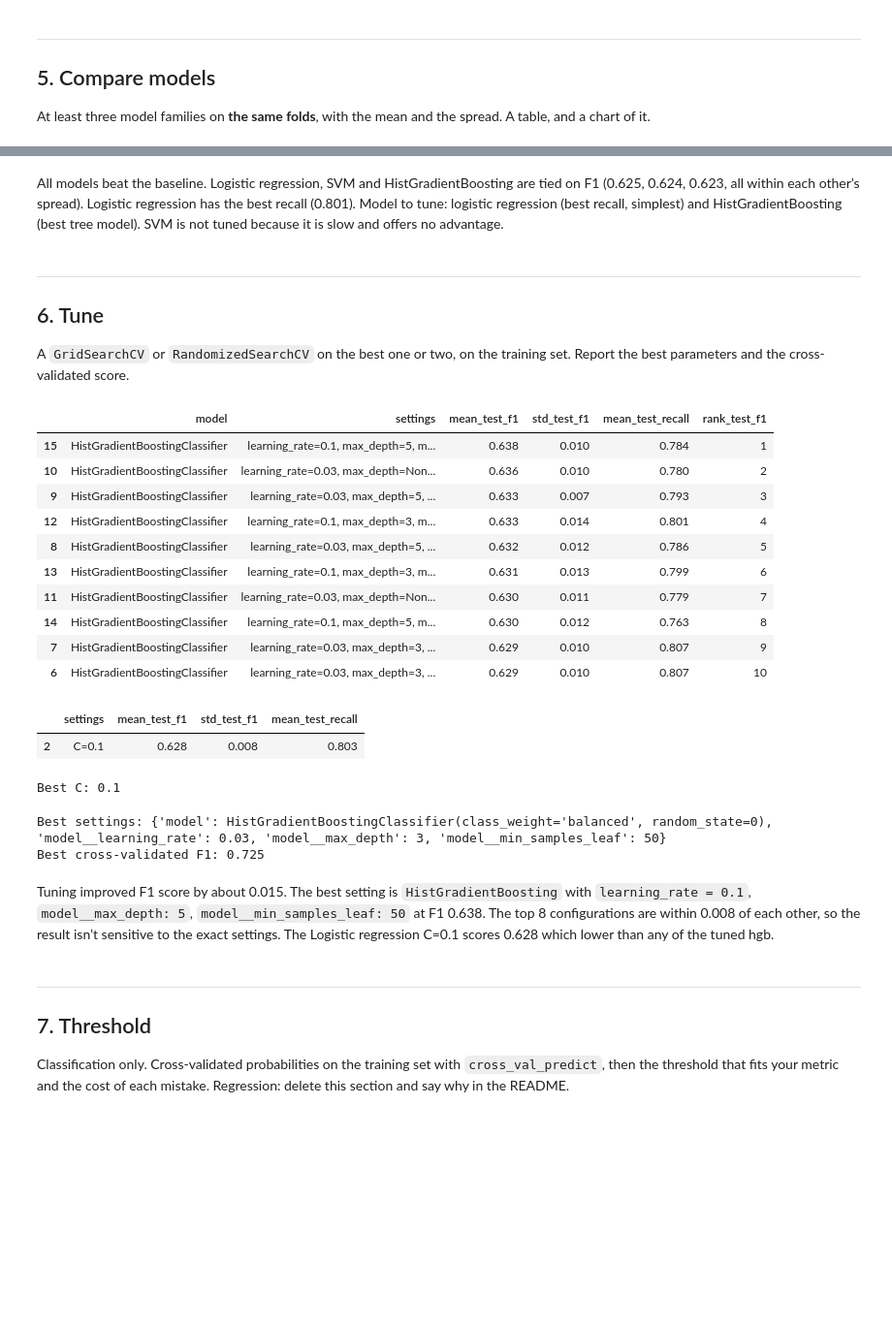
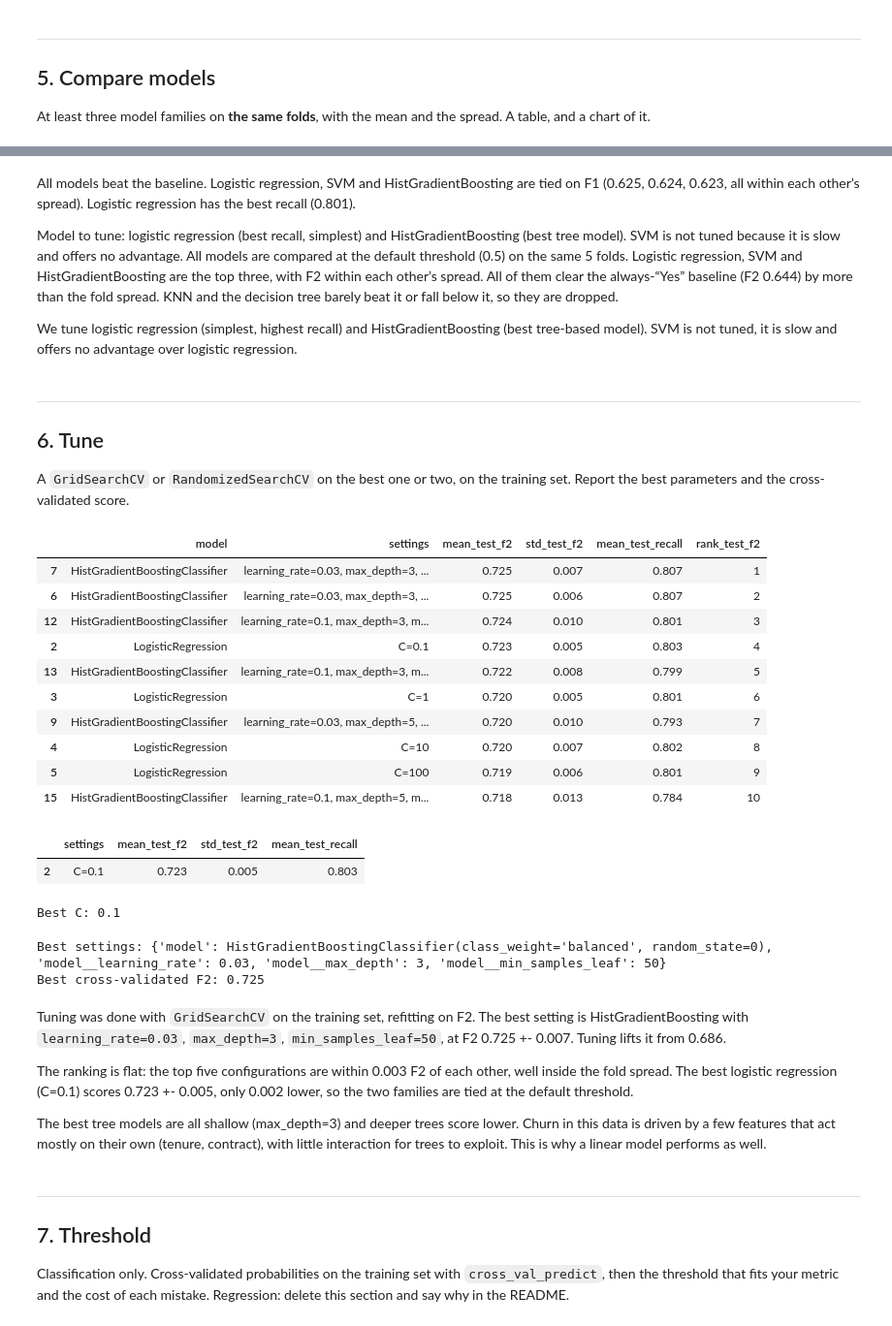
Before and after one commit to jkrstevska/project-2-ml, a Jupyter notebook: notebooks/02_pipelines_and_models.ipynb, the cells around one changed output, grey strips where cells are left out. Shown at 97% size. Saved outputs shown, nothing was run; the diff lists cells and outputs as text; code cells hidden in the pictures; blank space fills up the shorter version.

```diff
--- a/notebooks/02_pipelines_and_models.ipynb
+++ b/notebooks/02_pipelines_and_models.ipynb
@@ -184,5 +236,10 @@ plt.show()
 # %% [markdown]
-All models beat the baseline. Logistic regression, SVM and HistGradientBoosting are tied on F1 (0.625, 0.624, 0.623, all within each other’s spread). Logistic regression has the best recall (0.801). Model to tune: logistic regression (best recall, simplest) and HistGradientBoosting (best tree model). SVM is not tuned because it is slow and offers no advantage.
+All models beat the baseline. Logistic regression, SVM and HistGradientBoosting are tied on F1 (0.625, 0.624, 0.623, all within each other’s spread). Logistic regression has the best recall (0.801).
+
+Model to tune: logistic regression (best recall, simplest) and HistGradientBoosting (best tree model). SVM is not tuned because it is slow and offers no advantage.
+All models are compared at the default threshold (0.5) on the same 5 folds. Logistic regression, SVM and HistGradientBoosting are the top three, with F2 within each other’s spread. All of them clear the always-“Yes” baseline (F2 0.644) by more than the fold spread. KNN and the decision tree barely beat it or fall below it, so they are dropped.
+
+We tune logistic regression (simplest, highest recall) and HistGradientBoosting (best tree-based model). SVM is not tuned, it is slow and offers no advantage over logistic regression.
 # %% [markdown]
 ---
 ## 6. Tune
@@ -191,44 +248,44 @@ A `GridSearchCV` or `RandomizedSearchCV` on the best one or two, on the training
 # %%
 pipe = Pipeline([("prep", preprocessor),
                  ("model", LogisticRegression())])
 
 param_grid = [
     {"model": [LogisticRegression(max_iter=5000, class_weight="balanced")],
      "model__C": [0.001, 0.01, 0.1, 1, 10, 100]},
     {"model": [HistGradientBoostingClassifier(class_weight="balanced", random_state=RANDOM_STATE)],
      "model__learning_rate": [0.03, 0.1, 0.3],
      "model__max_depth": [3, 5, None],
      "model__min_samples_leaf": [20, 50]},
 ]
 search = GridSearchCV(pipe, param_grid, cv=CV, scoring=SCORING, refit="f2", n_jobs=-1)
 search.fit(X_train, y_train)
 
 def model_name(m):
     return type(m).__name__
 
 def settings(params):
     return ", ".join(f"{k.split('__')[-1]}={v}" for k, v in params.items() if k != "model")
 
 results = pd.DataFrame(search.cv_results_)
 results["model"] = results["param_model"].map(model_name)
 results["settings"] = results["params"].map(settings)
-results[["model", "settings", "mean_test_f1", "std_test_f1", "mean_test_recall", "rank_test_f1"]] \
-    .sort_values("rank_test_f1").head(10).round(3)
+results[["model", "settings", "mean_test_f2", "std_test_f2", "mean_test_recall", "rank_test_f2"]] \
+    .sort_values("rank_test_f2").head(10).round(3)
 # %% [output]
-|  | model | settings | mean_test_f1 | std_test_f1 | mean_test_recall | rank_test_f1 |
-| 15 | HistGradientBoostingClassifier | learning_rate=0.1, max_depth=5, m... | 0.638 | 0.010 | 0.784 | 1 |
-| 10 | HistGradientBoostingClassifier | learning_rate=0.03, max_depth=Non... | 0.636 | 0.010 | 0.780 | 2 |
-| 9 | HistGradientBoostingClassifier | learning_rate=0.03, max_depth=5, ... | 0.633 | 0.007 | 0.793 | 3 |
-| 12 | HistGradientBoostingClassifier | learning_rate=0.1, max_depth=3, m... | 0.633 | 0.014 | 0.801 | 4 |
-| 8 | HistGradientBoostingClassifier | learning_rate=0.03, max_depth=5, ... | 0.632 | 0.012 | 0.786 | 5 |
-| 13 | HistGradientBoostingClassifier | learning_rate=0.1, max_depth=3, m... | 0.631 | 0.013 | 0.799 | 6 |
-| 11 | HistGradientBoostingClassifier | learning_rate=0.03, max_depth=Non... | 0.630 | 0.011 | 0.779 | 7 |
-| 14 | HistGradientBoostingClassifier | learning_rate=0.1, max_depth=5, m... | 0.630 | 0.012 | 0.763 | 8 |
-| 7 | HistGradientBoostingClassifier | learning_rate=0.03, max_depth=3, ... | 0.629 | 0.010 | 0.807 | 9 |
-| 6 | HistGradientBoostingClassifier | learning_rate=0.03, max_depth=3, ... | 0.629 | 0.010 | 0.807 | 10 |
+|  | model | settings | mean_test_f2 | std_test_f2 | mean_test_recall | rank_test_f2 |
+| 7 | HistGradientBoostingClassifier | learning_rate=0.03, max_depth=3, ... | 0.725 | 0.007 | 0.807 | 1 |
+| 6 | HistGradientBoostingClassifier | learning_rate=0.03, max_depth=3, ... | 0.725 | 0.006 | 0.807 | 2 |
+| 12 | HistGradientBoostingClassifier | learning_rate=0.1, max_depth=3, m... | 0.724 | 0.010 | 0.801 | 3 |
+| 2 | LogisticRegression | C=0.1 | 0.723 | 0.005 | 0.803 | 4 |
+| 13 | HistGradientBoostingClassifier | learning_rate=0.1, max_depth=3, m... | 0.722 | 0.008 | 0.799 | 5 |
+| 3 | LogisticRegression | C=1 | 0.720 | 0.005 | 0.801 | 6 |
+| 9 | HistGradientBoostingClassifier | learning_rate=0.03, max_depth=5, ... | 0.720 | 0.010 | 0.793 | 7 |
+| 4 | LogisticRegression | C=10 | 0.720 | 0.007 | 0.802 | 8 |
+| 5 | LogisticRegression | C=100 | 0.719 | 0.006 | 0.801 | 9 |
+| 15 | HistGradientBoostingClassifier | learning_rate=0.1, max_depth=5, m... | 0.718 | 0.013 | 0.784 | 10 |
 # %%
-lr_results = results[results["model"] == "LogisticRegression"].sort_values("rank_test_f1")
-display(lr_results[["settings", "mean_test_f1", "std_test_f1", "mean_test_recall"]].head(1).round(3))
+lr_results = results[results["model"] == "LogisticRegression"].sort_values("rank_test_f2")
+display(lr_results[["settings", "mean_test_f2", "std_test_f2", "mean_test_recall"]].head(1).round(3))
 
 best_C = lr_results.iloc[0]["param_model__C"]
 best_model = Pipeline([
@@ -238,18 +295,22 @@ best_model = Pipeline([
 best_model.fit(X_train, y_train)
 print("Best C:", best_C)
 # %% [output]
-|  | settings | mean_test_f1 | std_test_f1 | mean_test_recall |
-| 2 | C=0.1 | 0.628 | 0.008 | 0.803 |
+|  | settings | mean_test_f2 | std_test_f2 | mean_test_recall |
+| 2 | C=0.1 | 0.723 | 0.005 | 0.803 |
 Best C: 0.1
 # %%
 print("Best settings:", search.best_params_)
-print(f"Best cross-validated F1: {search.best_score_:.3f}")
+print(f"Best cross-validated F2: {search.best_score_:.3f}")
 best_hbg_model = search.best_estimator_
 # %% [output]
 Best settings: {'model': HistGradientBoostingClassifier(class_weight='balanced', random_state=0), 'model__learning_rate': 0.03, 'model__max_depth': 3, 'model__min_samples_leaf': 50}
-Best cross-validated F1: 0.725
+Best cross-validated F2: 0.725
 # %% [markdown]
-Tuning improved F1 score by about 0.015. The best setting is `HistGradientBoosting` with `learning_rate = 0.1`, `model__max_depth: 5`, `model__min_samples_leaf: 50` at F1 0.638. The top 8 configurations are within 0.008 of each other, so the result isn’t sensitive to the exact settings. The Logistic regression C=0.1 scores 0.628 which lower than any of the tuned hgb.
+Tuning was done with `GridSearchCV` on the training set, refitting on F2. The best setting is HistGradientBoosting with `learning_rate=0.03`, `max_depth=3`, `min_samples_leaf=50`, at F2 0.725 +- 0.007. Tuning lifts it from 0.686.
+
+The ranking is flat: the top five configurations are within 0.003 F2 of each other, well inside the fold spread. The best logistic regression (C=0.1) scores 0.723 +- 0.005, only 0.002 lower, so the two families are tied at the default threshold.
+
+The best tree models are all shallow (max_depth=3) and deeper trees score lower. Churn in this data is driven by a few features that act mostly on their own (tenure, contract), with little interaction for trees to exploit. This is why a linear model performs as well.
 # %% [markdown]
 ---
 ## 7. Threshold
```
Also changed, not shown: parts of 12 cells of this notebook, 3 other files.
